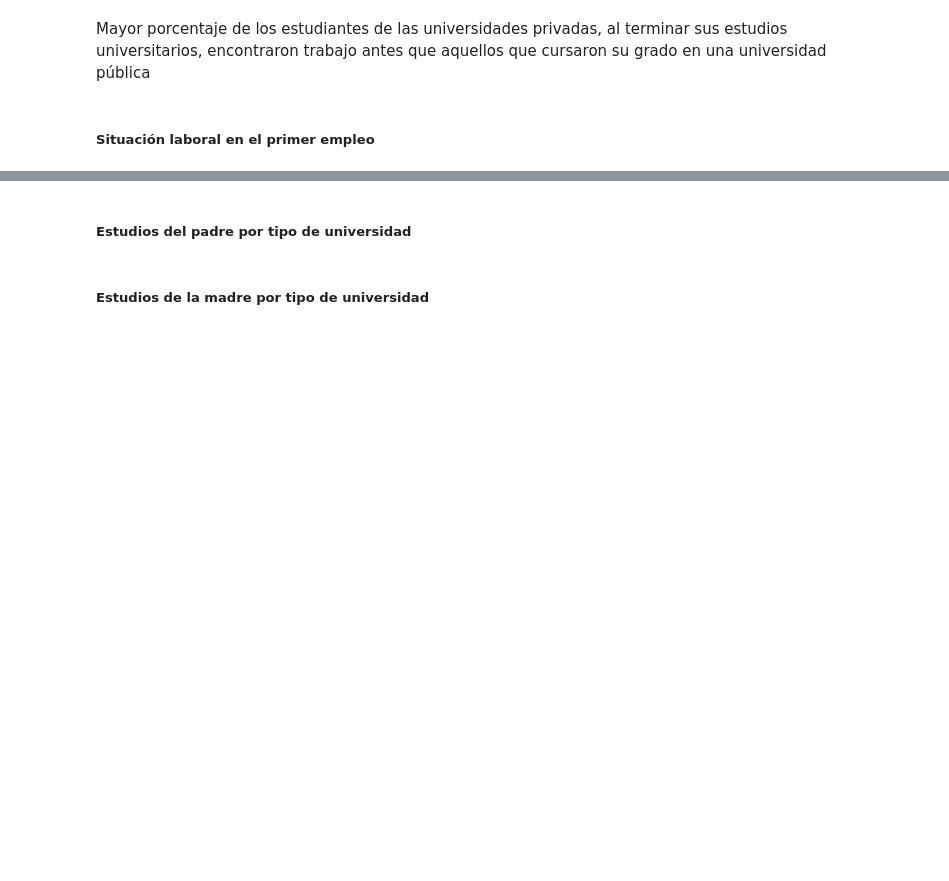
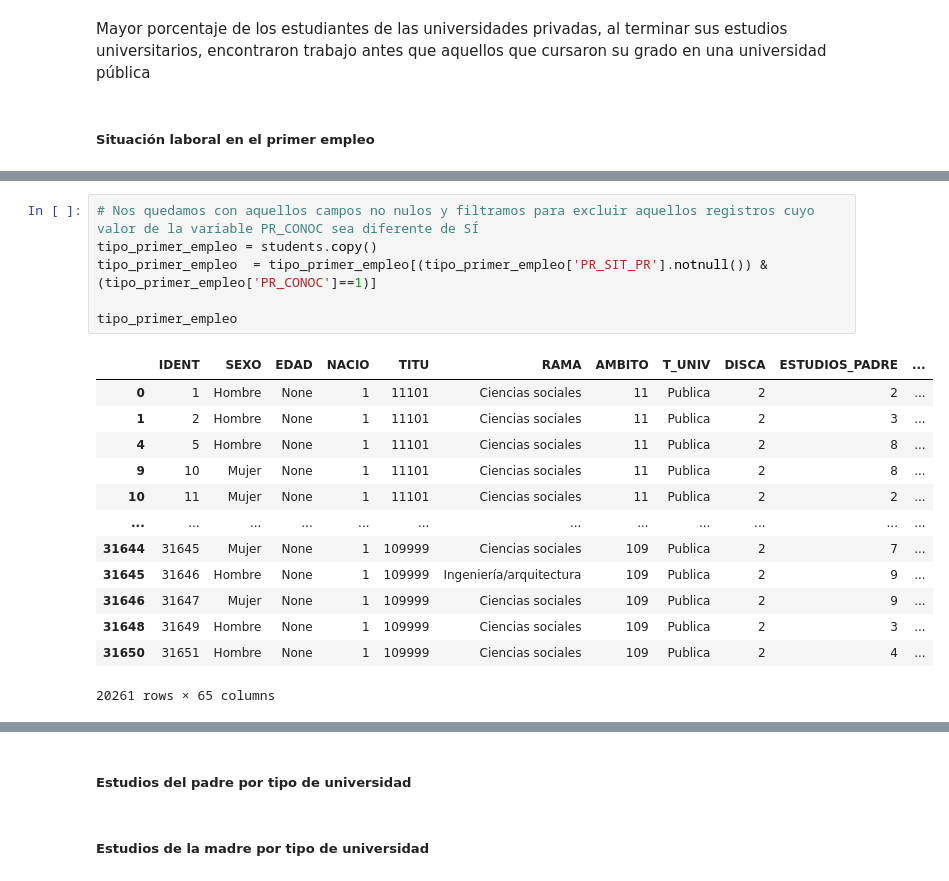
Before and after one commit to BeatrizGD/Students-Employability-Exploratory-Data-Analysis, a Jupyter notebook: src/main.ipynb, the cells around one changed output, grey strips where cells are left out. Cells and saved outputs as stored; diff of their text form; blank space fills up the shorter version.

```diff
--- a/src/main.ipynb
+++ b/src/main.ipynb
@@ -504,0 +526,20 @@ Mayor porcentaje de los estudiantes de las universidades privadas, al terminar s
+# %%
+# Nos quedamos con aquellos campos no nulos y filtramos para excluir aquellos registros cuyo valor de la variable PR_CONOC sea diferente de SÍ
+tipo_primer_empleo = students.copy()
+tipo_primer_empleo  = tipo_primer_empleo[(tipo_primer_empleo['PR_SIT_PR'].notnull()) & (tipo_primer_empleo['PR_CONOC']==1)]
+
+tipo_primer_empleo
+# %% [output]
+|  | IDENT | SEXO | EDAD | NACIO | TITU | RAMA | AMBITO | T_UNIV | DISCA | ESTUDIOS_PADRE | ... |
+| 0 | 1 | Hombre | None | 1 | 11101 | Ciencias sociales | 11 | Publica | 2 | 2 | ... |
+| 1 | 2 | Hombre | None | 1 | 11101 | Ciencias sociales | 11 | Publica | 2 | 3 | ... |
+| 4 | 5 | Hombre | None | 1 | 11101 | Ciencias sociales | 11 | Publica | 2 | 8 | ... |
+| 9 | 10 | Mujer | None | 1 | 11101 | Ciencias sociales | 11 | Publica | 2 | 8 | ... |
+| 10 | 11 | Mujer | None | 1 | 11101 | Ciencias sociales | 11 | Publica | 2 | 2 | ... |
+| ... | ... | ... | ... | ... | ... | ... | ... | ... | ... | ... | ... |
+| 31644 | 31645 | Mujer | None | 1 | 109999 | Ciencias sociales | 109 | Publica | 2 | 7 | ... |
+| 31645 | 31646 | Hombre | None | 1 | 109999 | Ingeniería/arquitectura | 109 | Publica | 2 | 9 | ... |
+| 31646 | 31647 | Mujer | None | 1 | 109999 | Ciencias sociales | 109 | Publica | 2 | 9 | ... |
+| 31648 | 31649 | Hombre | None | 1 | 109999 | Ciencias sociales | 109 | Publica | 2 | 3 | ... |
+| 31650 | 31651 | Hombre | None | 1 | 109999 | Ciencias sociales | 109 | Publica | 2 | 4 | ... |
+20261 rows × 65 columns
```
Also changed, not shown: parts of 16 cells of this notebook, 1 other file.
